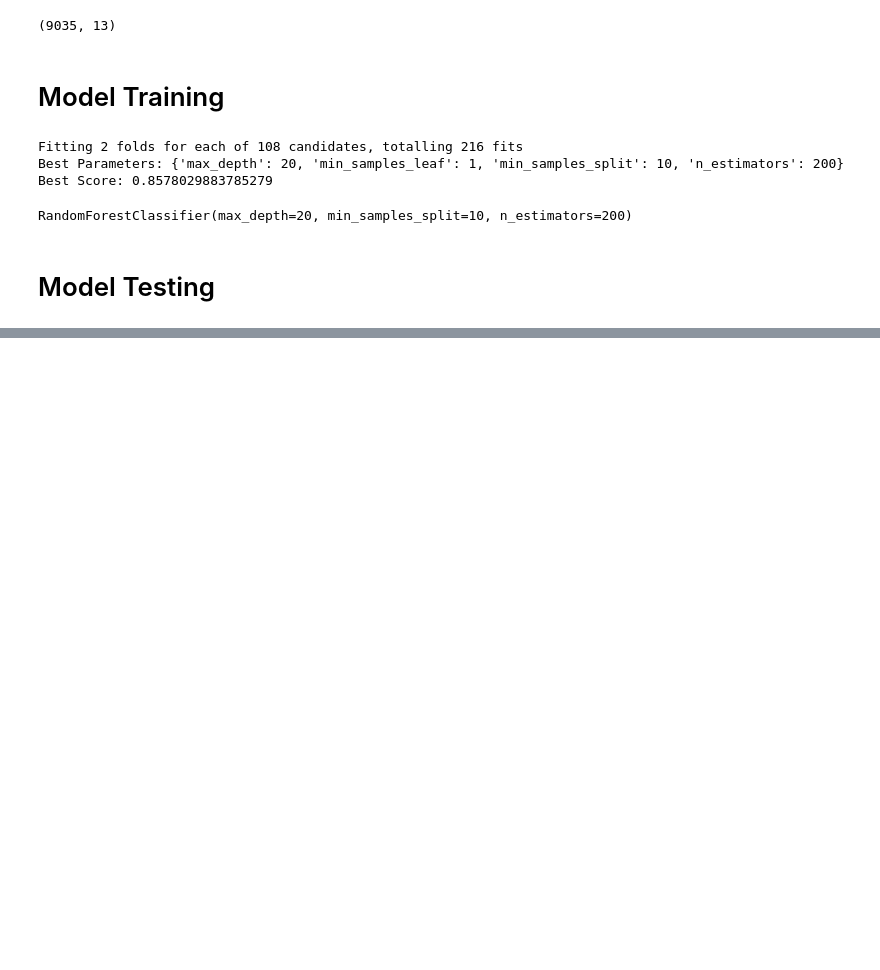
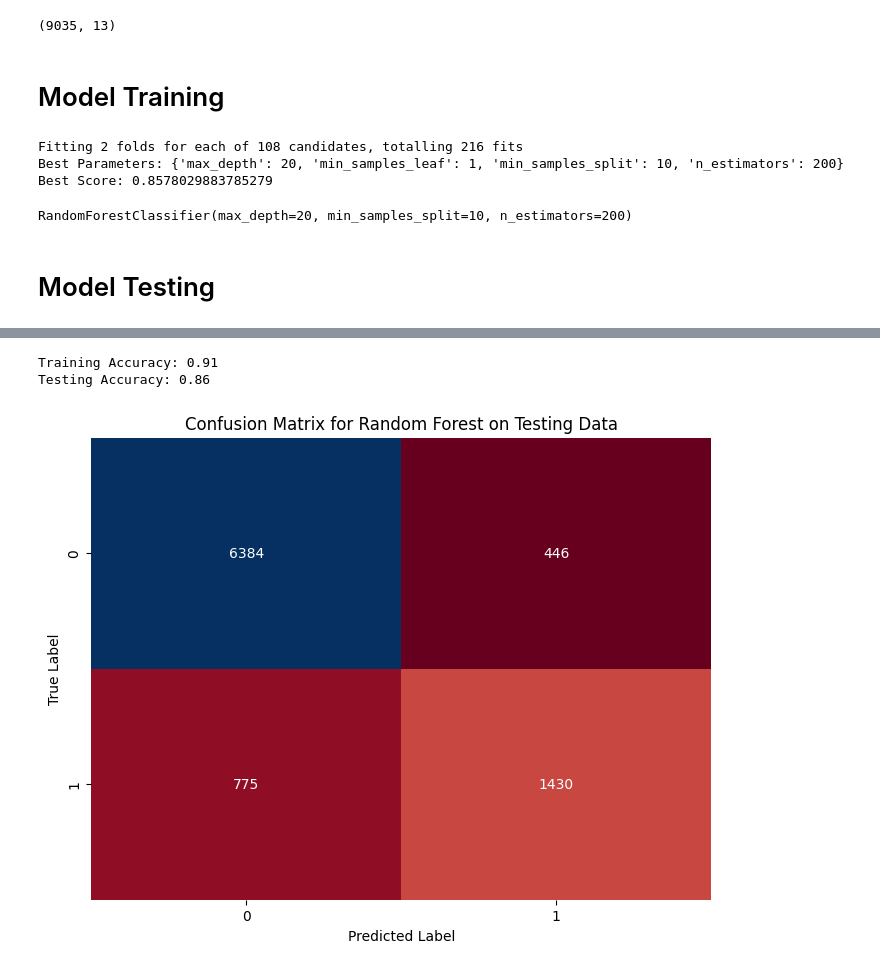
Before and after one commit to YasiniK/Census-Income-Prediction, a Jupyter notebook: RandomForestModel.ipynb, the cells around one changed output, grey strips where cells are left out. Cells and saved outputs as stored; diff of their text form; code cells hidden in the pictures; blank space fills up the shorter version.

Commit message:
Confusion Matrix for RF

```diff
--- a/RandomForestModel.ipynb
+++ b/RandomForestModel.ipynb
@@ -86,3 +88,35 @@ Classification Report:
     accuracy                           0.86      9035
    macro avg       0.83      0.79      0.81      9035
 weighted avg       0.86      0.86      0.86      9035
+# %%
+# Predict class labels on the training dataset
+y_train_pred_nb = random_forest_model.predict(X_train)
+
+# Predict class labels on the testing dataset
+y_test_pred_nb = random_forest_model.predict(X_test)
+
+# Calculate training accuracy
+train_accuracy = accuracy_score(y_train, y_train_pred_nb)
+print(f'\nTraining Accuracy: {train_accuracy:.2f}')
+
+# Calculate testing accuracy
+test_accuracy = accuracy_score(y_test, y_test_pred_nb)
+print(f'Testing Accuracy: {test_accuracy:.2f}')
+# %% [output]
+Training Accuracy: 0.91
+Testing Accuracy: 0.86
+# %%
+# Get the confusion matrix
+confusion_matrix_rf = confusion_matrix(y_test, predictions)
+
+# Plot the confusion matrix
+plt.figure(figsize=(8, 6))
+sns.heatmap(confusion_matrix_rf, annot=True, fmt='d', cmap='RdBu', cbar=False,
+            xticklabels=random_forest_model.classes_,
+            yticklabels=random_forest_model.classes_)
+plt.title('Confusion Matrix for Random Forest on Testing Data')
+plt.xlabel('Predicted Label')
+plt.ylabel('True Label')
+plt.show()
+# %% [output]
+[figure, added]
```
Also changed, not shown: parts of 3 cells of this notebook.
